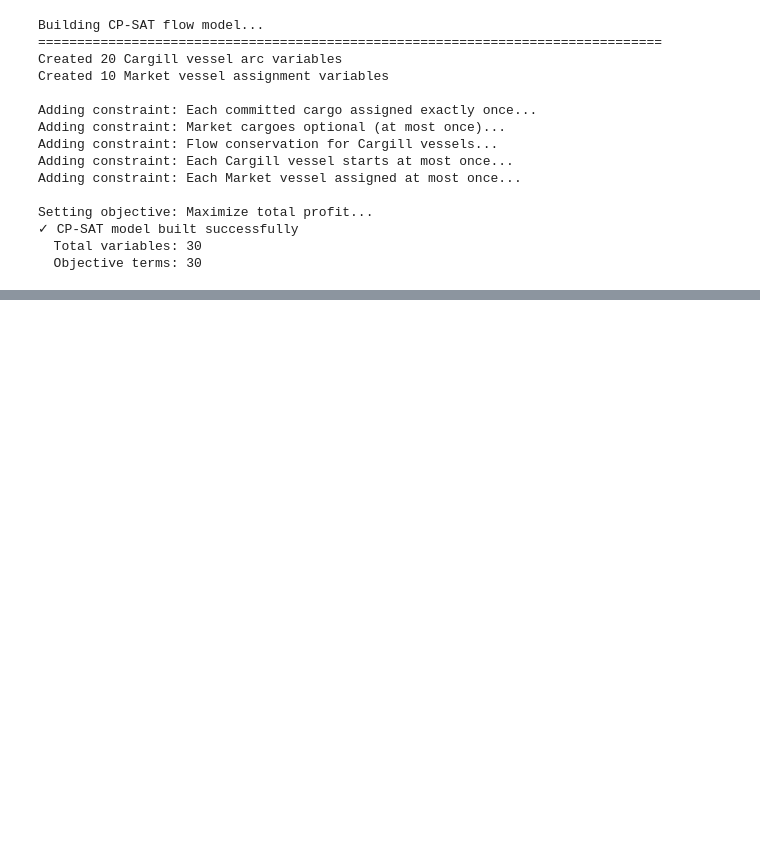
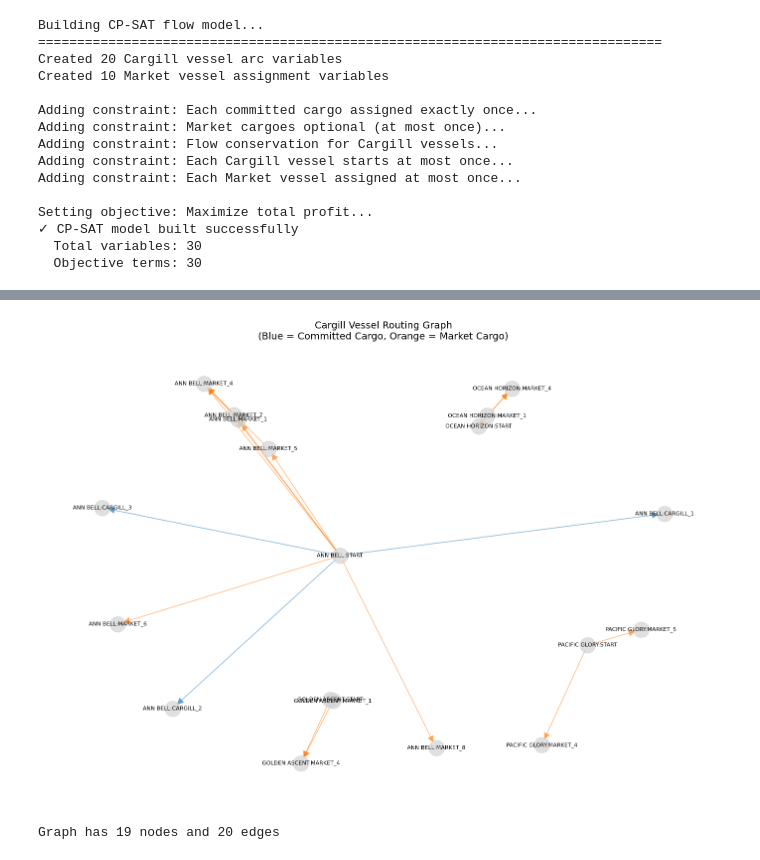
Before and after one commit to royzhack/cargill-hackathon, a Jupyter notebook: vessel_cargo_optimization_multileg.ipynb, the cells around one changed output, grey strips where cells are left out. Saved outputs shown, nothing was run; the diff lists cells and outputs as text; code cells hidden in the pictures; blank space fills up the shorter version.

```diff
--- a/vessel_cargo_optimization_multileg.ipynb
+++ b/vessel_cargo_optimization_multileg.ipynb
@@ -1513,0 +1675,48 @@ else:
+# %%
+# Visualize feasible arcs for Cargill vessels as a graph
+
+# %pip install networkx matplotlib -q
+import networkx as nx
+import matplotlib.pyplot as plt
+
+# Build a directed graph (FIXED: DiGraph not Digraph)
+G = nx.DiGraph()
+
+# Add nodes and edges for Cargill vessels
+for arc in cargill_arcs:
+    vessel_name = arc['vessel_name']
+    from_node = f"{vessel_name}:{arc['from_node']}"
+    to_node = f"{vessel_name}:{arc['to_node']}"
+
+    # Use different colors for committed vs market cargo
+    color = "tab:blue" if arc['cargo_type'] == 'committed' else "tab:orange"
+
+    G.add_node(from_node)
+    G.add_node(to_node)
+    G.add_edge(from_node, to_node, color=color, weight=arc['profit'])
+
+# Draw the graph
+plt.figure(figsize=(14, 10))
+pos = nx.spring_layout(G, k=1.5, iterations=50, seed=42)
+
+# Get edge colors from attributes
+edge_colors = [G[u][v]['color'] for u, v in G.edges()]
+
+# Draw nodes
+nx.draw_networkx_nodes(G, pos, node_size=500, node_color='lightgray', alpha=0.7)
+
+# Draw edges with colors
+nx.draw_networkx_edges(G, pos, edge_color=edge_colors, arrows=True, arrowsize=20, alpha=0.6)
+
+# Draw labels
+nx.draw_networkx_labels(G, pos, font_size=8)
+
+plt.title("Cargill Vessel Routing Graph\n(Blue = Committed Cargo, Orange = Market Cargo)", fontsize=14)
+plt.axis('off')
+plt.tight_layout()
+plt.show()
+
+print(f"Graph has {G.number_of_nodes()} nodes and {G.number_of_edges()} edges")
+# %% [output]
+[figure, added]
+Graph has 19 nodes and 20 edges
```
Also changed, not shown: parts of 22 cells of this notebook, 6 other files.
